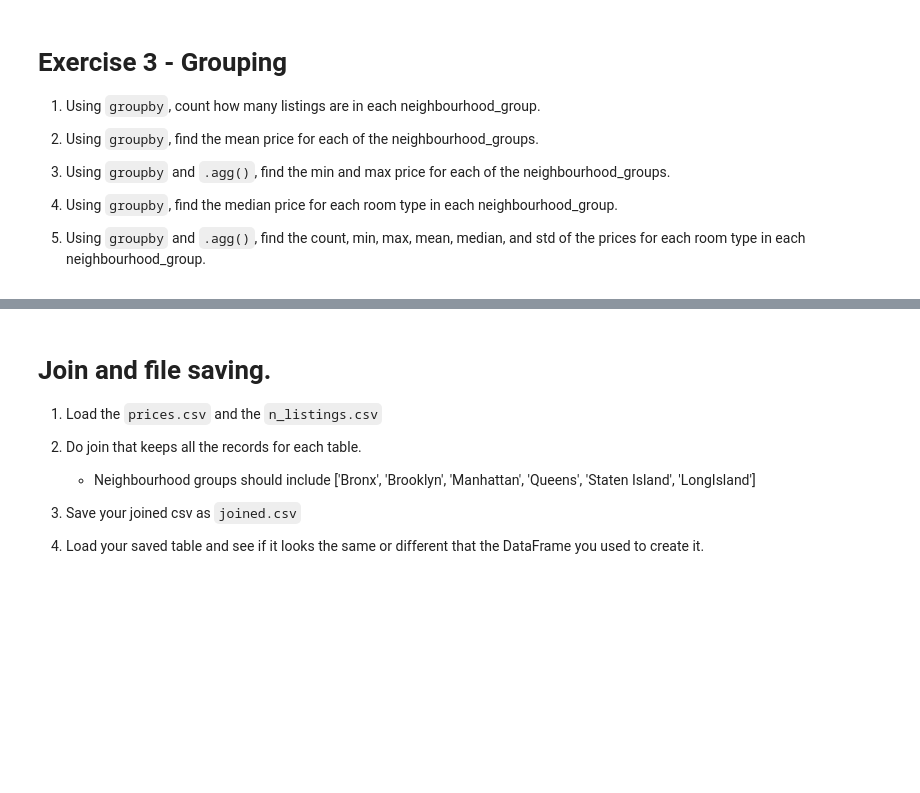
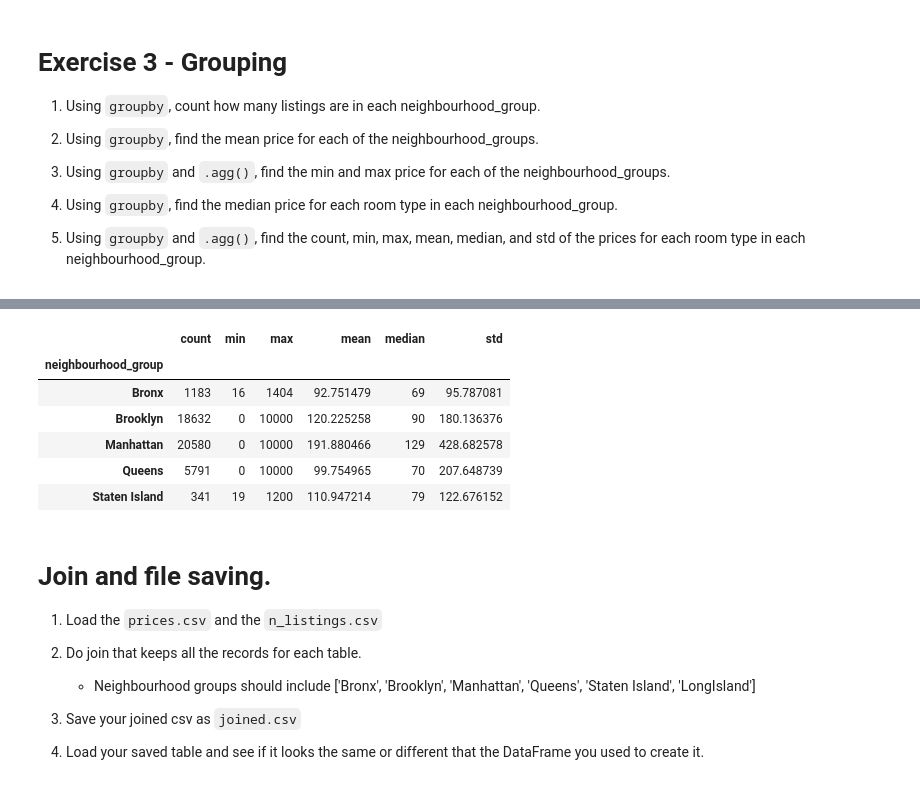
Before and after one commit to SamuelObregon1/2021-fall-data-science, a Jupyter notebook: Week-01-Pandas/Exercise.ipynb, the cells around one changed output, grey strips where cells are left out. Saved outputs shown, nothing was run; the diff lists cells and outputs as text; code cells hidden in the pictures; blank space fills up the shorter version.

```diff
--- a/Week-01-Pandas/Exercise.ipynb
+++ b/Week-01-Pandas/Exercise.ipynb
@@ -147,2 +202,4 @@ df[Selected_Names]
 # %%
 # 4. Using `groupby`, find the mean price for each room type in each neighbourhood_group.
+gb = df.groupby('neighbourhood_group')
+gb.price.agg(['mean'])
@@ -149,6 +214,16 @@ df[Selected_Names]
 # %%
 # 5. Using `groupby` and `.agg()`, find the count, min, max, mean, median, and std of the prices
 # for each room type in each neighbourhood_group.
+
+gb.price.agg(['count','min','max','mean','median','std'])
+# %% [output]
+|  | count | min | max | mean | median | std |
+| neighbourhood_group |  |  |  |  |  |  |
+| Bronx | 1183 | 16 | 1404 | 92.751479 | 69 | 95.787081 |
+| Brooklyn | 18632 | 0 | 10000 | 120.225258 | 90 | 180.136376 |
+| Manhattan | 20580 | 0 | 10000 | 191.880466 | 129 | 428.682578 |
+| Queens | 5791 | 0 | 10000 | 99.754965 | 70 | 207.648739 |
+| Staten Island | 341 | 19 | 1200 | 110.947214 | 79 | 122.676152 |
 # %% [markdown]
 # Join and file saving.
 1. Load the `prices.csv` and the `n_listings.csv`
```
Also changed, not shown: parts of 13 cells of this notebook, 1 other file.
